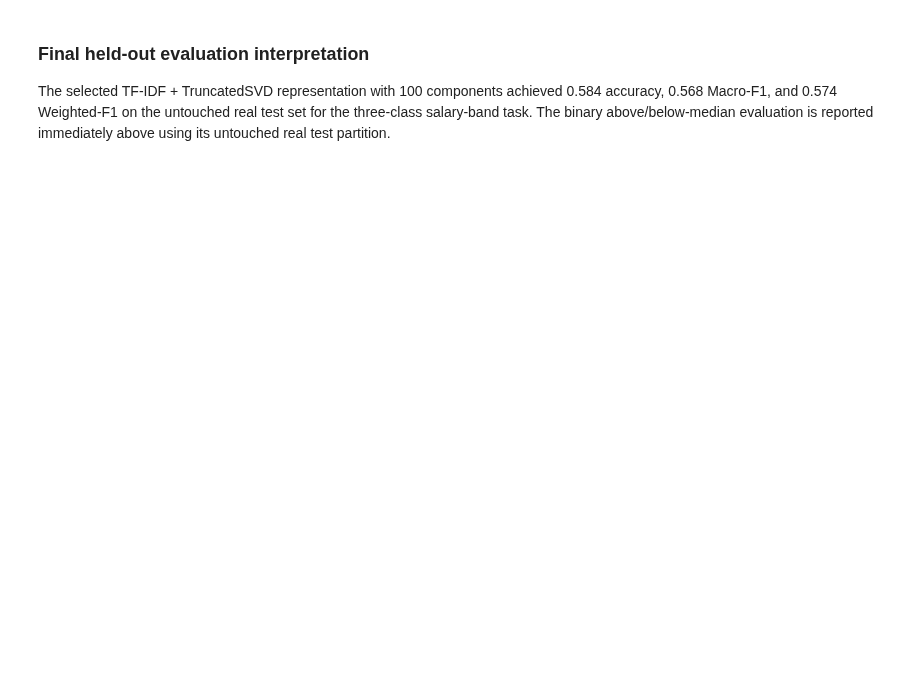
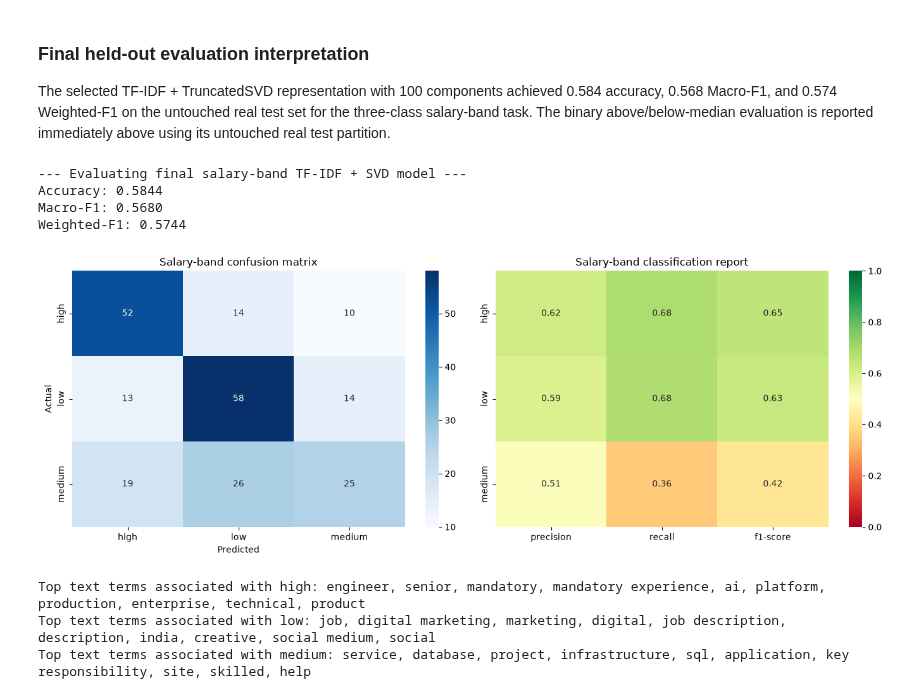
Before and after one commit to anusanth26/Career-Market-Intelligence, a Jupyter notebook: notebooks/career_market_intelligence.ipynb, the cells around one changed output. Cells and saved outputs as stored; diff of their text form; code cells hidden in the pictures; blank space fills up the shorter version.

```diff
--- a/notebooks/career_market_intelligence.ipynb
+++ b/notebooks/career_market_intelligence.ipynb
@@ -1707,3 +1770,42 @@ Confusion matrix: TF-IDF + SVD (100)
 ### Final held-out evaluation interpretation
 
 The selected TF-IDF + TruncatedSVD representation with 100 components achieved 0.584 accuracy, 0.568 Macro-F1, and 0.574 Weighted-F1 on the untouched real test set for the three-class salary-band task. The binary above/below-median evaluation is reported immediately above using its untouched real test partition.
+# %%
+# --- Multi-class salary-band model evaluation plots ---
+print("--- Evaluating final salary-band TF-IDF + SVD model ---")
+band_report = classification_report(y_test, text_predictions, output_dict=True, zero_division=0)
+print(f"Accuracy: {accuracy_score(y_test, text_predictions):.4f}")
+print(f"Macro-F1: {f1_score(y_test, text_predictions, average='macro'):.4f}")
+print(f"Weighted-F1: {f1_score(y_test, text_predictions, average='weighted'):.4f}")
+
+fig, axes = plt.subplots(1, 2, figsize=(14, 5))
+band_labels = sorted(y.unique())
+cm_band = confusion_matrix(y_test, text_predictions, labels=band_labels)
+sns.heatmap(cm_band, annot=True, fmt="d", cmap="Blues", xticklabels=band_labels, yticklabels=band_labels, ax=axes[0])
+axes[0].set_title("Salary-band confusion matrix")
+axes[0].set_xlabel("Predicted")
+axes[0].set_ylabel("Actual")
+
+band_report_df = pd.DataFrame(band_report).T.loc[band_labels, ["precision", "recall", "f1-score"]]
+sns.heatmap(band_report_df, annot=True, cmap="RdYlGn", vmin=0, vmax=1, ax=axes[1])
+axes[1].set_title("Salary-band classification report")
+plt.tight_layout()
+plt.show()
+
+# Logistic Regression coefficients provide text-term direction, rather than tree feature_importances_.
+tfidf_vocabulary = text_model.named_steps["tfidf"].get_feature_names_out()
+svd_components = text_model.named_steps["svd"].components_
+classifier = text_model.named_steps["classifier"]
+term_weights = classifier.coef_ @ svd_components
+for class_index, class_name in enumerate(classifier.classes_):
+    top_indices = np.argsort(term_weights[class_index])[-10:][::-1]
+    print(f"Top text terms associated with {class_name}:", ", ".join(tfidf_vocabulary[top_indices]))
+# %% [output]
+--- Evaluating final salary-band TF-IDF + SVD model ---
+Accuracy: 0.5844
+Macro-F1: 0.5680
+Weighted-F1: 0.5744
+[figure, added]
+Top text terms associated with high: engineer, senior, mandatory, mandatory experience, ai, platform, production, enterprise, technical, product
+Top text terms associated with low: job, digital marketing, marketing, digital, job description, description, india, creative, social medium, social
+Top text terms associated with medium: service, database, project, infrastructure, sql, application, key responsibility, site, skilled, help
```
Also changed, not shown: parts of 4 cells of this notebook.
